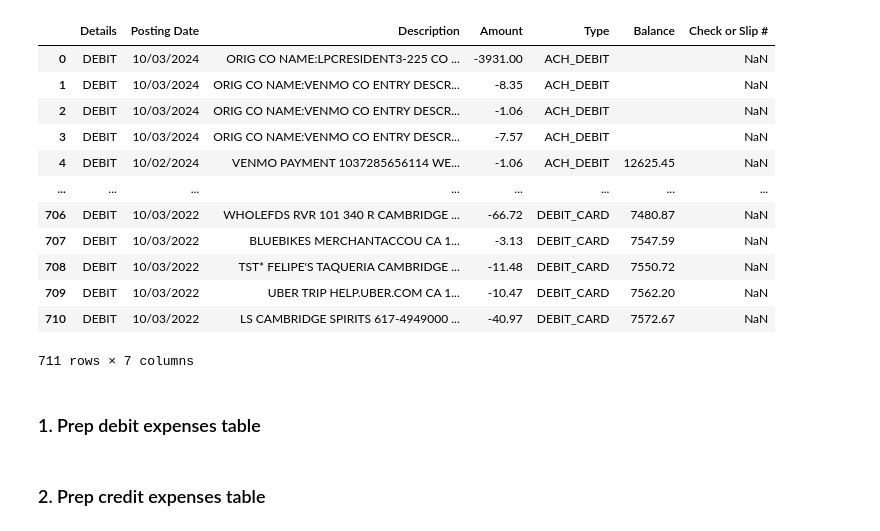
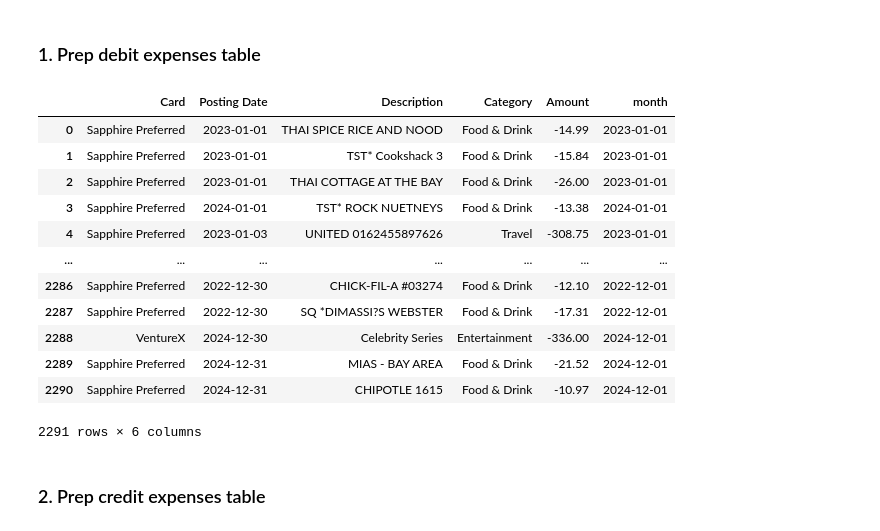
Before and after one commit to nglaze00/budget, a Jupyter notebook: expenses.ipynb, the cells around one changed output. Drawn from its saved outputs; the diff is of its cells as text; code cells hidden in the pictures.

```diff
--- a/expenses.ipynb
+++ b/expenses.ipynb
@@ -13,20 +13,5 @@ BONUS_THRESH = 4_000
 
 START_BALANCE = 10896.91
 
-FINAL_YEAR, FINAL_MONTH, FINAL_DAY = 2024, 9, 30
+START_YEAR, START_MONTH, START_DAY = 2022, 9, 1
+FINAL_YEAR, FINAL_MONTH, FINAL_DAY = 2024, 12, 31  # inclusive
-# %%
-checking_df
-# %% [output]
-|  | Details | Posting Date | Description | Amount | Type | Balance | Check or Slip # |
-| 0 | DEBIT | 10/03/2024 | ORIG CO NAME:LPCRESIDENT3-225 CO ... | -3931.00 | ACH_DEBIT |  | NaN |
-| 1 | DEBIT | 10/03/2024 | ORIG CO NAME:VENMO CO ENTRY DESCR... | -8.35 | ACH_DEBIT |  | NaN |
-| 2 | DEBIT | 10/03/2024 | ORIG CO NAME:VENMO CO ENTRY DESCR... | -1.06 | ACH_DEBIT |  | NaN |
-| 3 | DEBIT | 10/03/2024 | ORIG CO NAME:VENMO CO ENTRY DESCR... | -7.57 | ACH_DEBIT |  | NaN |
-| 4 | DEBIT | 10/02/2024 | VENMO PAYMENT 1037285656114 WE... | -1.06 | ACH_DEBIT | 12625.45 | NaN |
-| ... | ... | ... | ... | ... | ... | ... | ... |
-| 706 | DEBIT | 10/03/2022 | WHOLEFDS RVR 101 340 R CAMBRIDGE ... | -66.72 | DEBIT_CARD | 7480.87 | NaN |
-| 707 | DEBIT | 10/03/2022 | BLUEBIKES MERCHANTACCOU CA 1... | -3.13 | DEBIT_CARD | 7547.59 | NaN |
-| 708 | DEBIT | 10/03/2022 | TST* FELIPE'S TAQUERIA CAMBRIDGE ... | -11.48 | DEBIT_CARD | 7550.72 | NaN |
-| 709 | DEBIT | 10/03/2022 | UBER TRIP HELP.UBER.COM CA 1... | -10.47 | DEBIT_CARD | 7562.20 | NaN |
-| 710 | DEBIT | 10/03/2022 | LS CAMBRIDGE SPIRITS 617-4949000 ... | -40.97 | DEBIT_CARD | 7572.67 | NaN |
-711 rows × 7 columns
@@ -33,26 +22,40 @@ checking_df
 # %%
-# if starting over
 credit_chase_dfs = [
     pd.read_csv(f"data/chase/{path}") for path in os.listdir("data/chase/") if path.startswith("Chase3098")
 ]
-# credit_capital_one_dfs = [pd.read_csv(f"data/capital_one/{path}") for path in os.listdir("data/capital_one/")]
-# credit_dfs = # TODO align column names to the chase ones
-credit_df = pd.concat(credit_chase_dfs).reset_index()
+for i in range(len(credit_chase_dfs)):
+    credit_chase_dfs[i]["Card"] = "Sapphire Preferred"
 
-# if adding new
-# credit_df = pd.read_csv("data\chase\Chase3098_Activity20240817_20240902_20240902.CSV", index_col=False)
+credit_capital_one_dfs = [pd.read_csv(f"data/capital_one/{path}") for path in os.listdir("data/capital_one/")]
+for i in range(len(credit_capital_one_dfs)):
+    credit_capital_one_dfs[i]["Posted Date"] = credit_capital_one_dfs[i]["Posted Date"].apply(reformat_date)
 
-credit_df = credit_df.drop("Transaction Date", axis="columns")
+    credit_capital_one_dfs[i]["Amount"] = -credit_capital_one_dfs[i]["Debit"].combine_first(
+        -credit_capital_one_dfs[i]["Credit"]
+    )
+    credit_capital_one_dfs[i] = credit_capital_one_dfs[i].rename({"Posted Date": "Post Date"}, axis="columns")[
+        ["Post Date", "Description", "Category", "Amount"]
+    ]
+
+    credit_capital_one_dfs[i]["Card"] = "VentureX"
+
+credit_df = pd.concat(credit_chase_dfs + credit_capital_one_dfs).reset_index(drop=True)[
+    ["Card", "Post Date", "Description", "Category", "Amount"]
+]
+credit_df = credit_df.sort_values("Post Date", ascending=True, ignore_index=True)
+
 credit_df = credit_df.rename({"Post Date": "Posting Date"}, axis="columns")
 credit_df["Posting Date"] = pd.to_datetime(credit_df["Posting Date"])
 
-checking_df = pd.read_csv("data\chase\Chase7113_Activity_20241003.CSV", index_col=False)
+checking_df = pd.read_csv("data\chase\Chase7113_Activity_20250104.CSV", index_col=False)
 checking_df["Posting Date"] = pd.to_datetime(checking_df["Posting Date"])
-checking_df = checking_df.sort_values("Posting Date")
+checking_df = checking_df.sort_values("Posting Date", ascending=True, ignore_index=True)
 
 # Start from Sept 2022 (first stable post-moving month)
-credit_df = credit_df[credit_df["Posting Date"] >= datetime.datetime(day=1, month=9, year=2022)]
-checking_df = checking_df[checking_df["Posting Date"] >= datetime.datetime(day=1, month=9, year=2022)]
+credit_df = credit_df[credit_df["Posting Date"] >= datetime.datetime(day=START_DAY, month=START_MONTH, year=START_YEAR)]
+checking_df = checking_df[
+    checking_df["Posting Date"] >= datetime.datetime(day=START_DAY, month=START_MONTH, year=START_YEAR)
+]
 
 # End at last month
 credit_df = credit_df[credit_df["Posting Date"] <= datetime.datetime(day=FINAL_DAY, month=FINAL_MONTH, year=FINAL_YEAR)]
@@ -74,6 +77,22 @@ checking_df["month"] = pd.to_datetime(
 )
 # %% [markdown]
 ### 1. Prep debit expenses table
+# %%
+credit_df
+# %% [output]
+|  | Card | Posting Date | Description | Category | Amount | month |
+| 0 | Sapphire Preferred | 2023-01-01 | THAI SPICE RICE AND NOOD | Food & Drink | -14.99 | 2023-01-01 |
+| 1 | Sapphire Preferred | 2023-01-01 | TST* Cookshack 3 | Food & Drink | -15.84 | 2023-01-01 |
+| 2 | Sapphire Preferred | 2023-01-01 | THAI COTTAGE AT THE BAY | Food & Drink | -26.00 | 2023-01-01 |
+| 3 | Sapphire Preferred | 2024-01-01 | TST* ROCK NUETNEYS | Food & Drink | -13.38 | 2024-01-01 |
+| 4 | Sapphire Preferred | 2023-01-03 | UNITED 0162455897626 | Travel | -308.75 | 2023-01-01 |
+| ... | ... | ... | ... | ... | ... | ... |
+| 2286 | Sapphire Preferred | 2022-12-30 | CHICK-FIL-A #03274 | Food & Drink | -12.10 | 2022-12-01 |
+| 2287 | Sapphire Preferred | 2022-12-30 | SQ *DIMASSI?S WEBSTER | Food & Drink | -17.31 | 2022-12-01 |
+| 2288 | VentureX | 2024-12-30 | Celebrity Series | Entertainment | -336.00 | 2024-12-01 |
+| 2289 | Sapphire Preferred | 2024-12-31 | MIAS - BAY AREA | Food & Drink | -21.52 | 2024-12-01 |
+| 2290 | Sapphire Preferred | 2024-12-31 | CHIPOTLE 1615 | Food & Drink | -10.97 | 2024-12-01 |
+2291 rows × 6 columns
 # %%
 debit_df = checking_df[checking_df.Amount < 0]
 
```
Also changed, not shown: parts of 30 cells of this notebook, 4 other files.
